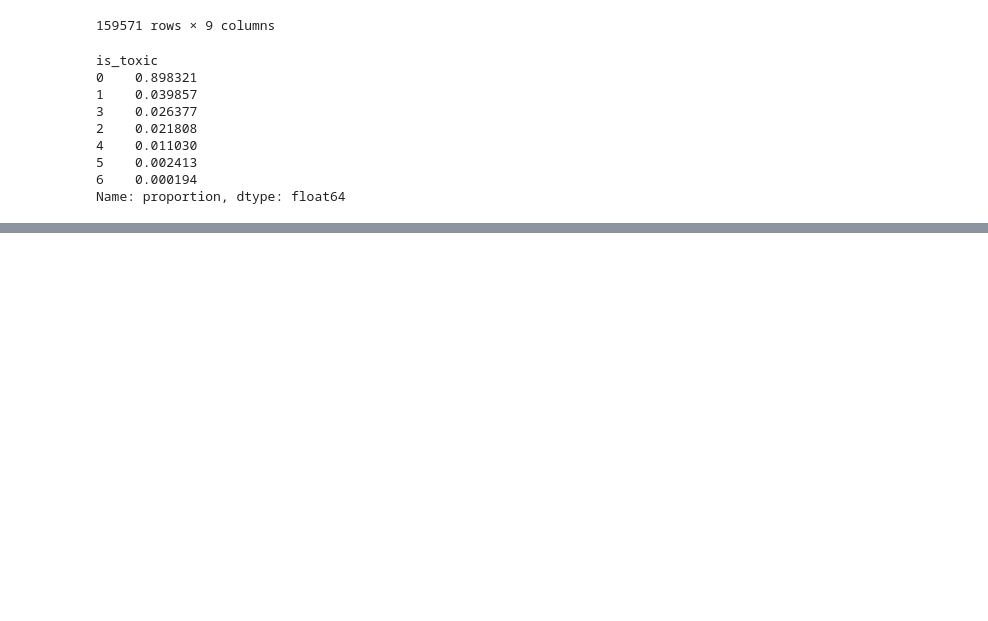
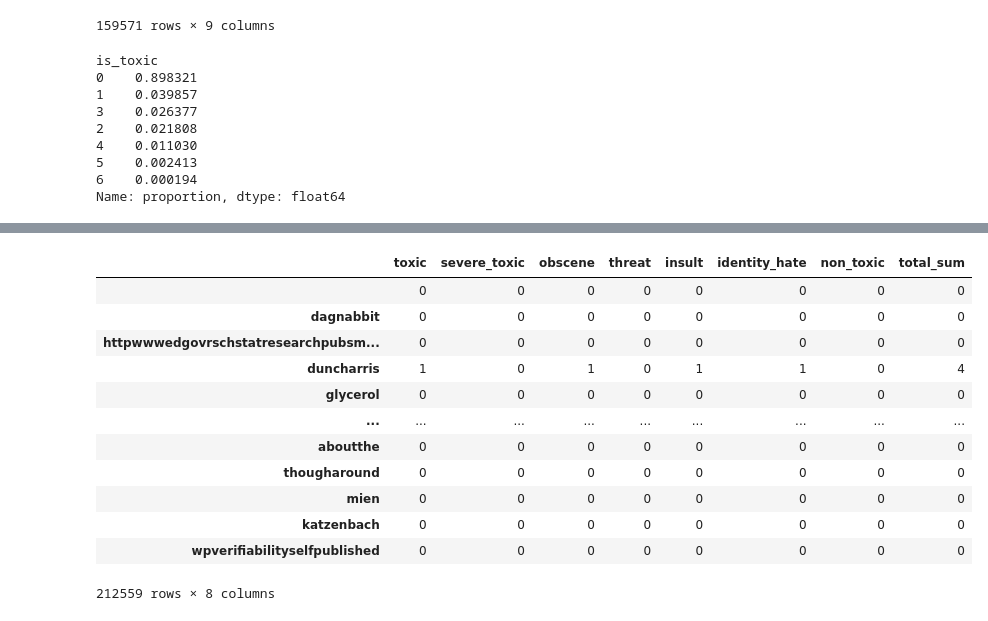
Before and after one commit to dnsshplk/Comment-SentAn, a Jupyter notebook: EDA.ipynb, the cells around one changed output, grey strips where cells are left out. Saved outputs shown, nothing was run; the diff lists cells and outputs as text; code cells hidden in the pictures; blank space fills up the shorter version.

```diff
--- a/EDA.ipynb
+++ b/EDA.ipynb
@@ -56,0 +103,7 @@ Name: proportion, dtype: float64
+# %%
+tokens_list = []
+
+for text in df['comment_text']:
+    tokens_list.extend(text.split(' '))
+
+len(set(tokens_list))
@@ -56,0 +112,3 @@ Name: proportion, dtype: float64
+# %%
+word_freqs_df = pd.DataFrame(index=list(set(tokens_list)), columns=['toxic', 'severe_toxic', 'obscene', 'threat', 'insult', 'identity_hate', 'non_toxic']).fillna(0)
+word_freqs_df
@@ -56,0 +140,24 @@ Name: proportion, dtype: float64
+# %%
+for index, row in df.iterrows():
+    toxicity_type = row[target_columns].index[row[target_columns] > 0]
+    if len(toxicity_type) == 0: continue
+
+    for word in row['comment_text'].split(' '):
+        word_freqs_df.loc[word, toxicity_type] += 1
+# %%
+word_freqs_df['total_sum'] = word_freqs_df[target_columns].sum(axis = 1)
+word_freqs_df
+# %% [output]
+|  | toxic | severe_toxic | obscene | threat | insult | identity_hate | non_toxic | total_sum |
+|  | 0 | 0 | 0 | 0 | 0 | 0 | 0 | 0 |
+| dagnabbit | 0 | 0 | 0 | 0 | 0 | 0 | 0 | 0 |
+| httpwwwedgovrschstatresearchpubsm... | 0 | 0 | 0 | 0 | 0 | 0 | 0 | 0 |
+| duncharris | 1 | 0 | 1 | 0 | 1 | 1 | 0 | 4 |
+| glycerol | 0 | 0 | 0 | 0 | 0 | 0 | 0 | 0 |
+| ... | ... | ... | ... | ... | ... | ... | ... | ... |
+| aboutthe | 0 | 0 | 0 | 0 | 0 | 0 | 0 | 0 |
+| thougharound | 0 | 0 | 0 | 0 | 0 | 0 | 0 | 0 |
+| mien | 0 | 0 | 0 | 0 | 0 | 0 | 0 | 0 |
+| katzenbach | 0 | 0 | 0 | 0 | 0 | 0 | 0 | 0 |
+| wpverifiabilityselfpublished | 0 | 0 | 0 | 0 | 0 | 0 | 0 | 0 |
+212559 rows × 8 columns
```
Also changed, not shown: parts of 10 cells of this notebook, 1 other file.
